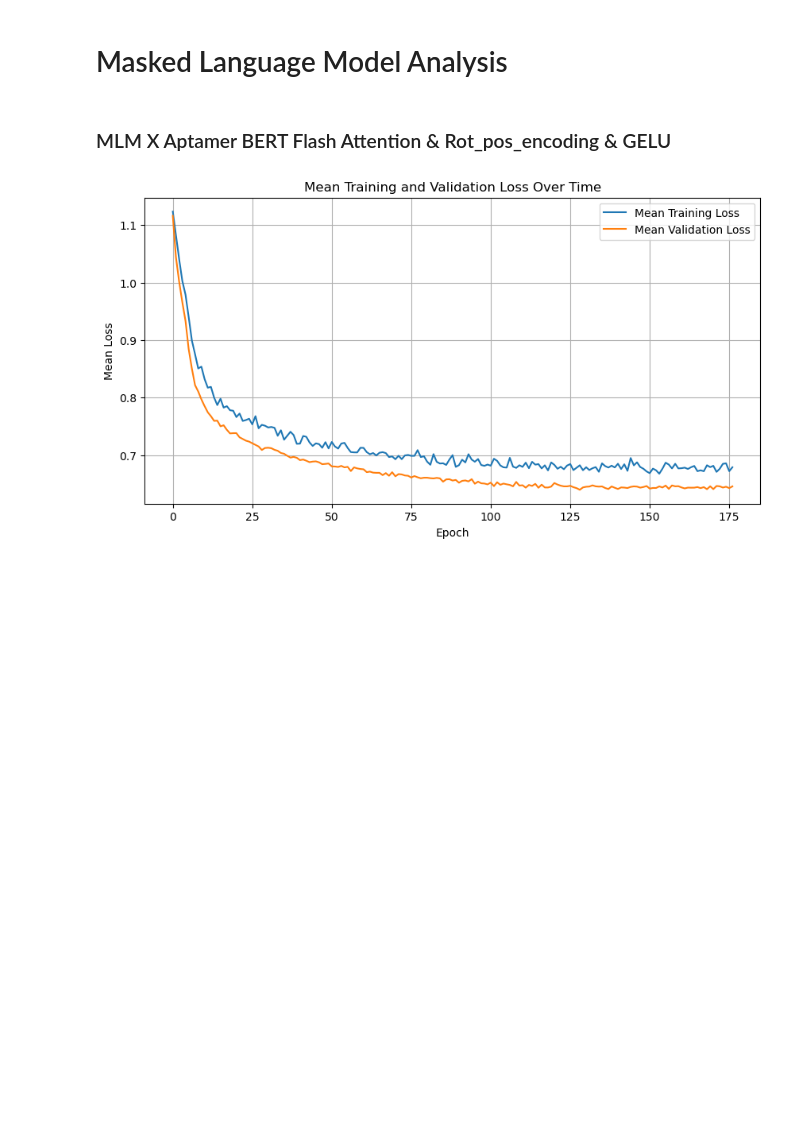
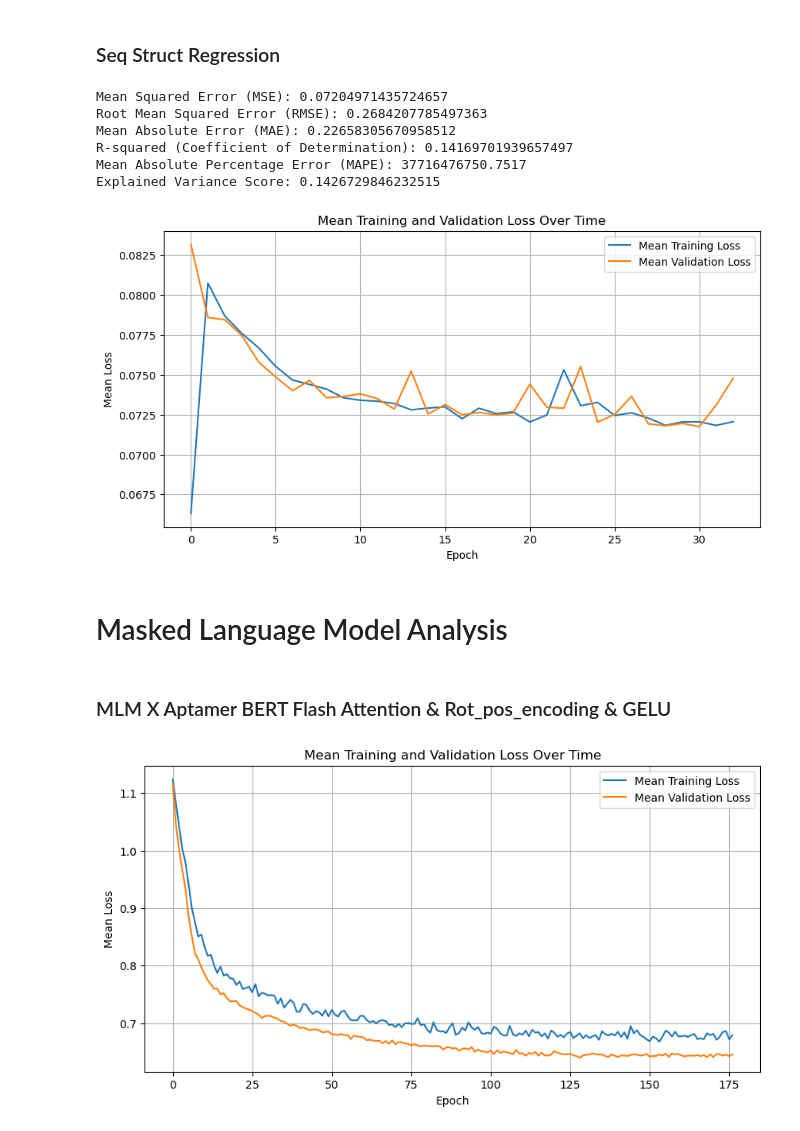
Before and after one commit to mlsample/aptamer_transformer, a Jupyter notebook: notebooks/metric_analysis.ipynb, the cells around one changed output. Drawn from its saved outputs; the diff is of its cells as text; code cells hidden in the pictures; blank space fills up the shorter version.

```diff
--- a/notebooks/metric_analysis.ipynb
+++ b/notebooks/metric_analysis.ipynb
@@ -28,3 +73,25 @@ To enable the following instructions: AVX2 AVX512F AVX512_VNNI FMA, in other ope
+# %% [markdown]
+### Seq Struct Regression
+# %%
+cfg = read_cfg('../aptamer_transformer/config.yaml')
+
+y_true_list, y_pred_list =load_test_predictions(filename=f'{cfg["results_path"]}/test_predictions.pkl')
+
+
+y_true_flat = np.concatenate(y_true_list)
+y_pred_flat = np.concatenate([vals.cpu().squeeze() for vals in y_pred_list])
+
+mse, rmse, mae, r2, mape, explained_variance = evaluate_regression_model(y_true_flat, y_pred_flat)
+
+plot_mean_loss(cfg)
+# %% [output]
+Mean Squared Error (MSE): 0.07204971435724657
+Root Mean Squared Error (RMSE): 0.2684207785497363
+Mean Absolute Error (MAE): 0.22658305670958512
+R-squared (Coefficient of Determination): 0.14169701939657497
+Mean Absolute Percentage Error (MAPE): 37716476750.7517
+Explained Variance Score: 0.1426729846232515
+[figure, added]
 # %% [markdown]
 # Masked Language Model Analysis
 # %%
```
Also changed, not shown: parts of 5 cells of this notebook, 13 other files.
